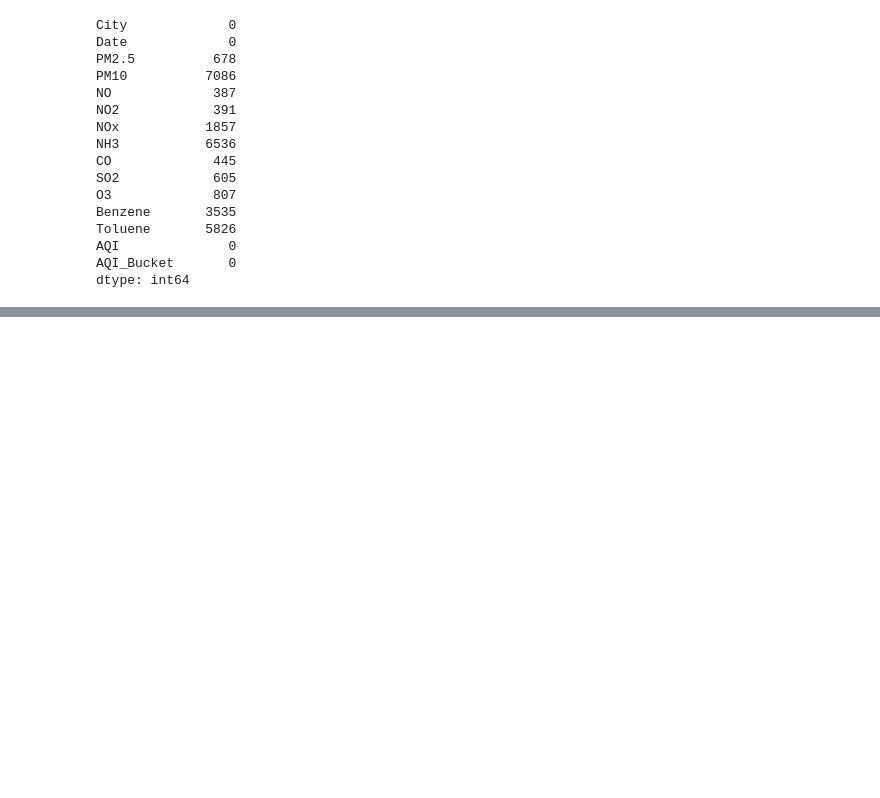
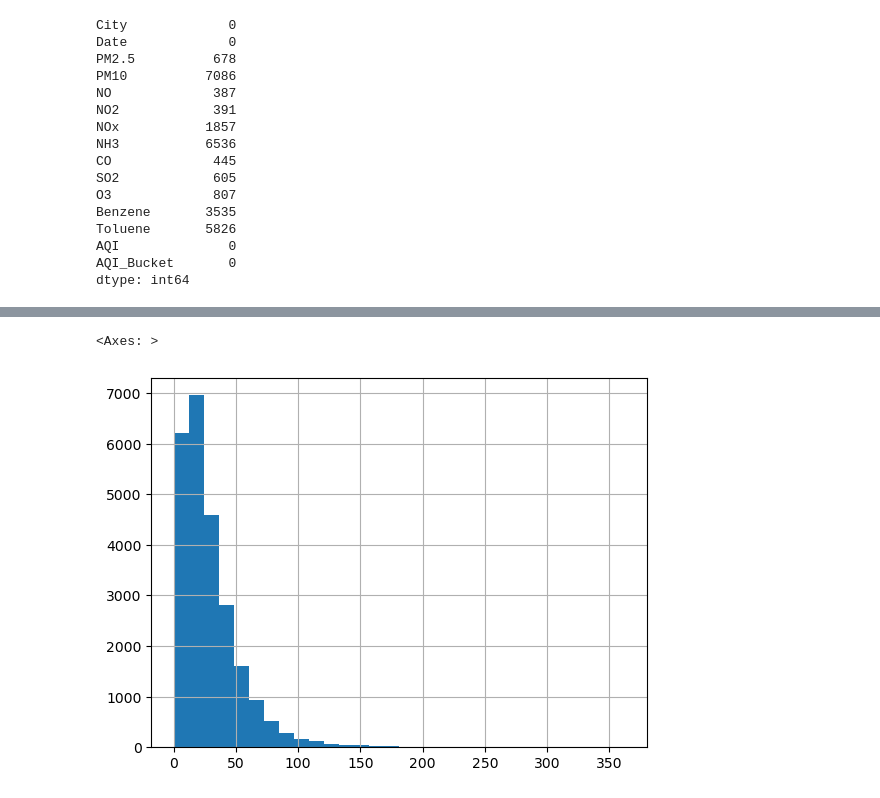
Before and after one commit to shailajadurgam60-ai/AirCare-AI, a Jupyter notebook: notebooks/02_data_cleaning.ipynb, the cells around one changed output, grey strips where cells are left out. Cells and saved outputs as stored; diff of their text form; code cells hidden in the pictures; blank space fills up the shorter version.

```diff
--- a/notebooks/02_data_cleaning.ipynb
+++ b/notebooks/02_data_cleaning.ipynb
@@ -69,0 +85,5 @@ dtype: int64
+# %%
+df_clean["NO2"].hist(bins=30)
+# %% [output]
+<Axes: >
+[figure, added]
```
Also changed, not shown: parts of 19 cells of this notebook, 2 other files.
